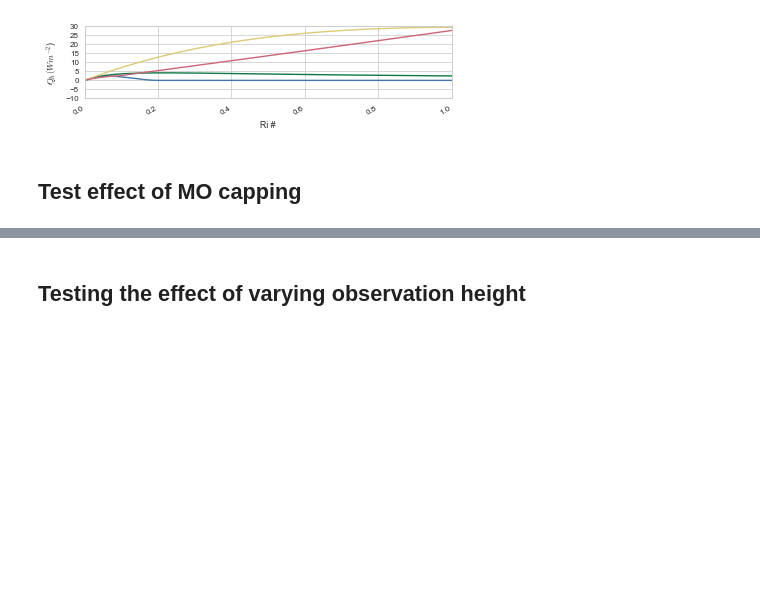
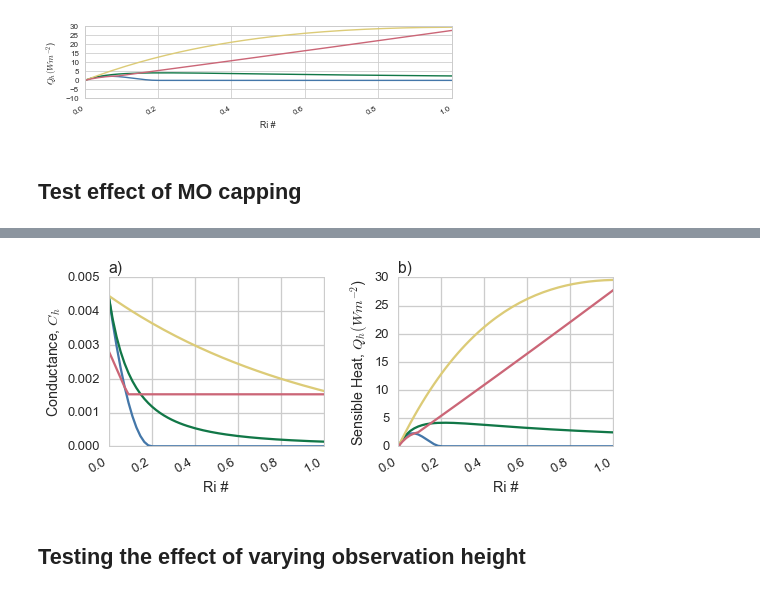
Before and after one commit to klapo/TurbulenceFeedbacks, a Jupyter notebook: TF.turbpyDemonstration.ipynb, the cells around one changed output, grey strips where cells are left out. Drawn from its saved outputs; the diff is of its cells as text; code cells hidden in the pictures; blank space fills up the shorter version.

```diff
--- a/TF.turbpyDemonstration.ipynb
+++ b/TF.turbpyDemonstration.ipynb
@@ -376,3 +376,70 @@ fig.savefig('TF.OfflineTurb.NoCapping.Idealized.png', bbox_inches='tight')
+# %%
+# -------------------------------------------------------------------------------------------------------
+# Withour cap
+sns.set_context('talk')
+fig, axes = plt.subplots(1, 2, figsize=(8.5, 3.5))
+axes = axes.flatten()
+
+# Plotting parameters
+Qmax = 30
+Qmin = 0
+RiMax = 1
+RiMin = 0
+
+# a) Conductance
+ax = axes[0]
+for stab, stabTitle in zip(ixStabilityCapping, ixStabilityCappingTitles):
+    if 'Monin-Obukhov' in stabTitle:
+        stabTitle_colrLeg = 'Monin-Obukhov'
+        if 'no cap' in stabTitle:
+            ls = '-'
+            continue
+        else:
+            ls = '-'
+    else:
+        stabTitle_colrLeg = stabTitle
+        ls = '-'
+    ax.plot(RiBulk, conductanceSensible[stabTitle],
+            label=stabTitle_colrLeg, color=colr[stabTitle_colrLeg], linestyle=ls)
+ax.set_ylim(0,0.005)
+ax.set_xlim(RiMin, RiMax)
+ax.set_ylabel('Conductance, $C_h$')
+ax.set_xlabel('Ri #')
+ax.set_title('a)', loc='left')
+
+# b) Sensible Heat Flux
+# Bulk Richardson number
+RiBulk,_,_ = turbpy.bulkRichardson(airTemp,sfcTemp,windspd,mHeight)
+ax = axes[1]
+
+for stab, stabTitle in zip(ixStabilityCapping, ixStabilityCappingTitles):
+    if 'Monin-Obukhov' in stabTitle:
+        stabTitle_colrLeg = 'Monin-Obukhov'
+        if 'no cap' in stabTitle:
+            ls = '-'
+            continue
+        else:
+            ls = '-'
+    else:
+        stabTitle_colrLeg = stabTitle
+        ls = '-'
+    ax.plot(RiBulk, senHeatGround[stabTitle],
+            color=colr[stabTitle_colrLeg], label=stabTitle_colrLeg, linestyle=ls)
+ax.set_ylim(Qmin, Qmax)
+ax.set_xlim(RiMin, RiMax)
+ax.set_xlabel('Ri #')
+ax.set_ylabel('Sensible Heat, $Q_h (Wm^{-2}$)')
+ax.set_title('b)', loc='left')
+
+# Final Formatting
+fig.tight_layout()
+fig.autofmt_xdate()
+os.chdir(dirPrint)
+fig.savefig('TF.OfflineTurb.Idealized_ForDefense.pdf', bbox_inches='tight')
+fig.savefig('TF.OfflineTurb.Idealized_ForDefense.png', bbox_inches='tight')
+sns.set_context('paper')
+# %% [output]
+[figure, added]
 # %% [markdown]
 ## Testing the effect of varying observation height
 # %%
```
Also changed, not shown: parts of 1 cell of this notebook.
